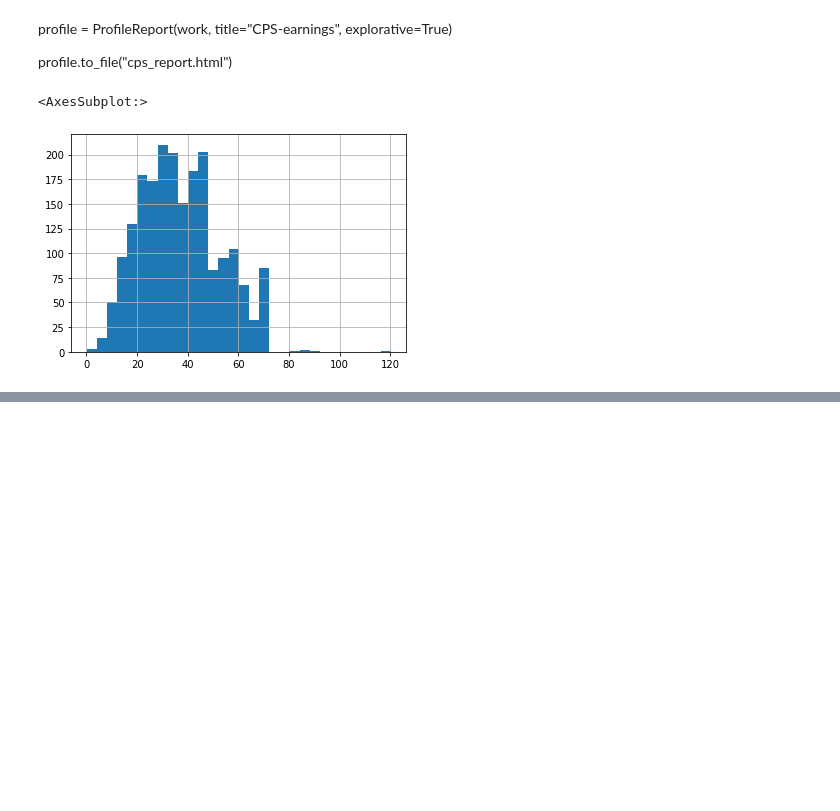
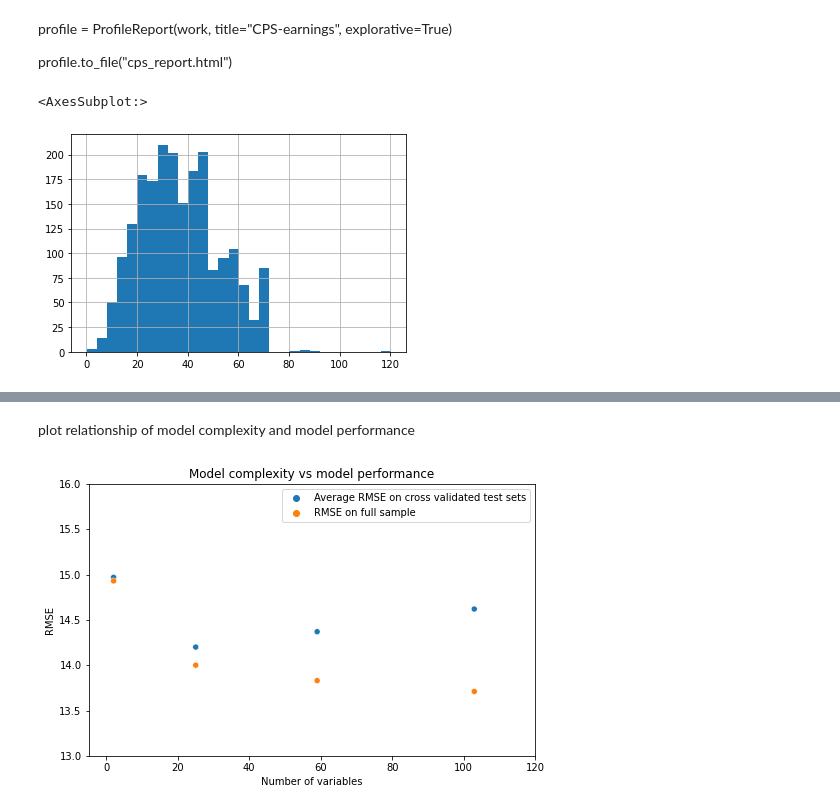
Before and after one commit to adamvig96/Prediction-with-Machine-Learning-for-Economists, a Jupyter notebook: Assignment 1/code/prediction.ipynb, the cells around one changed output, grey strips where cells are left out. Cells and saved outputs as stored; diff of their text form; code cells hidden in the pictures; blank space fills up the shorter version.

Commit message:
summarise results from initial models

```diff
--- a/Assignment 1/code/prediction.ipynb
+++ b/Assignment 1/code/prediction.ipynb
@@ -450,0 +466,4 @@ plt.ylim(14, 15.4)
+# %%
+model_rmses = [
+    rmse(model_fit.predict(data_clean), work_clean[target]) for model_fit in model_fits
+]
@@ -450,0 +472,5 @@ plt.ylim(14, 15.4)
+# %%
+k = KFold(n_splits=4, shuffle=False, random_state=42)
+
+cv_list = [cv_reg(model, data_clean, k) for model in models]
+avg_rmse = summarize_cv(cv_list)
@@ -450,0 +479,11 @@ plt.ylim(14, 15.4)
+# %%
+results = pd.concat(
+    [
+        pd.DataFrame(
+            data=[model_bics, model_rmses],
+            columns=["Model1", "Model2", "Model3", "Model4"],
+        ).rename({1: "RMSE on full sample", 0: "BIC on full sample"}, axis=0),
+        avg_rmse,
+    ]
+).round(2)
+results
@@ -450,0 +499,31 @@ plt.ylim(14, 15.4)
+# %% [markdown]
+ plot relationship of model complexity and model performance
+# %%
+plot_results = pd.DataFrame(
+    {
+        "Average RMSE on cross validated test sets": results.loc[
+            "Average RMSE on test", :
+        ],
+        "RMSE on full sample": results.loc["RMSE on full sample", :],
+        "Number of variables": [
+            cv_list[0]["nvars"],
+            cv_list[1]["nvars"],
+            cv_list[2]["nvars"],
+            cv_list[3]["nvars"],
+        ],
+    }
+).melt(
+    value_vars=["Average RMSE on cross validated test sets", "RMSE on full sample"],
+    id_vars=["Number of variables"],
+)
+
+plt.rcParams["figure.figsize"] = (8, 5)
+sns.scatterplot(x="Number of variables", y="value", hue="variable", data=plot_results)
+plt.legend(title=None)
+plt.ylabel("RMSE")
+plt.ylim(13, 16)
+plt.xlim(-5, 120)
+plt.title("Model complexity vs model performance")
+plt.show()
+# %% [output]
+[figure, added]
```
Also changed, not shown: parts of 34 cells of this notebook.
